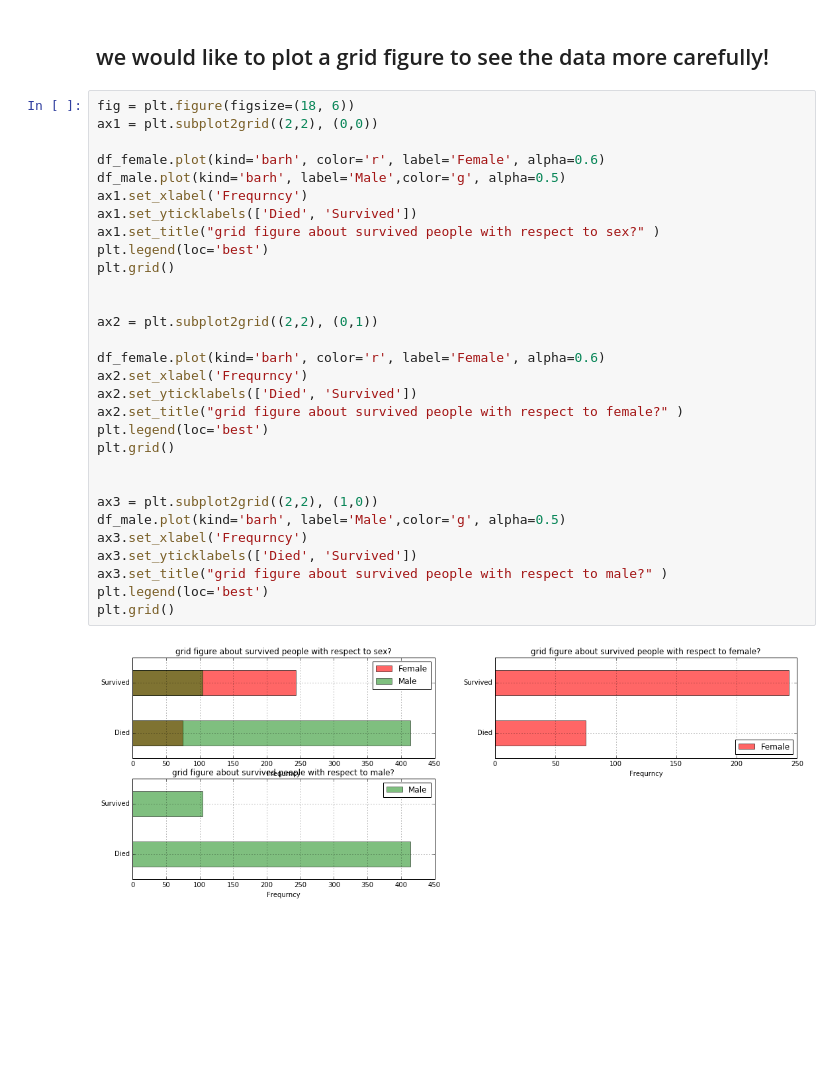
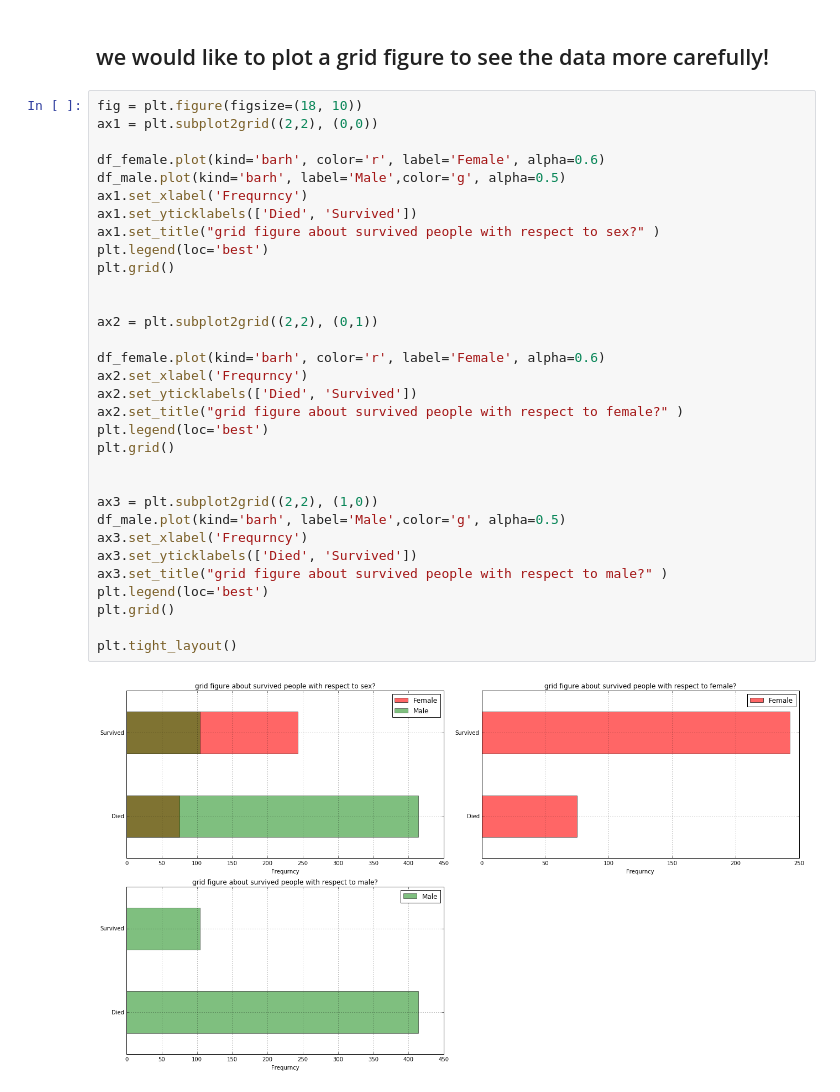
Before and after one commit to tiandiao123/the-sinking-of-RMS-Titanic-, a Jupyter notebook: Titanic Survey.ipynb, the cells around one changed output. Drawn from its saved outputs; the diff is of its cells as text; blank space fills up the shorter version.

```diff
--- a/Titanic Survey.ipynb
+++ b/Titanic Survey.ipynb
@@ -159,34 +159,36 @@ df_female = train_data[train_data.sex=='female'].survived.value_counts().sort_in
 # %% [markdown]
 ## we would like to plot a grid figure to see the data more carefully!
 # %%
-fig = plt.figure(figsize=(18, 6))
+fig = plt.figure(figsize=(18, 10))
 ax1 = plt.subplot2grid((2,2), (0,0))
 
 df_female.plot(kind='barh', color='r', label='Female', alpha=0.6)
 df_male.plot(kind='barh', label='Male',color='g', alpha=0.5)
 ax1.set_xlabel('Frequrncy')
 ax1.set_yticklabels(['Died', 'Survived'])
 ax1.set_title("grid figure about survived people with respect to sex?" )
 plt.legend(loc='best')
 plt.grid()
 
 
 ax2 = plt.subplot2grid((2,2), (0,1))
 
 df_female.plot(kind='barh', color='r', label='Female', alpha=0.6)
 ax2.set_xlabel('Frequrncy')
 ax2.set_yticklabels(['Died', 'Survived'])
 ax2.set_title("grid figure about survived people with respect to female?" )
 plt.legend(loc='best')
 plt.grid()
 
 
 ax3 = plt.subplot2grid((2,2), (1,0))
 df_male.plot(kind='barh', label='Male',color='g', alpha=0.5)
 ax3.set_xlabel('Frequrncy')
 ax3.set_yticklabels(['Died', 'Survived'])
 ax3.set_title("grid figure about survived people with respect to male?" )
 plt.legend(loc='best')
 plt.grid()
+
+plt.tight_layout()
 # %% [output]
-[figure, old version]
+[figure, new version]
```
